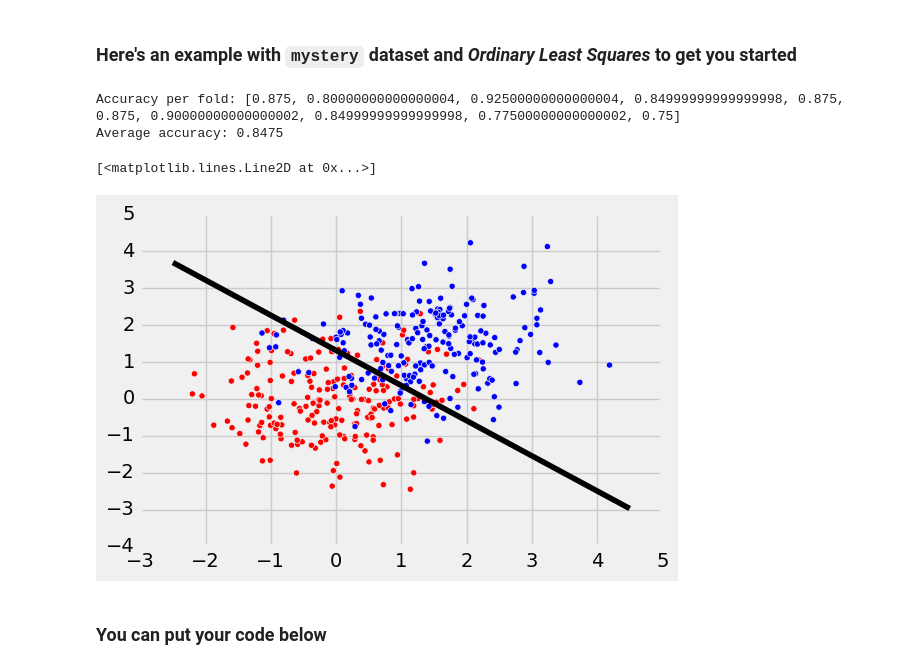
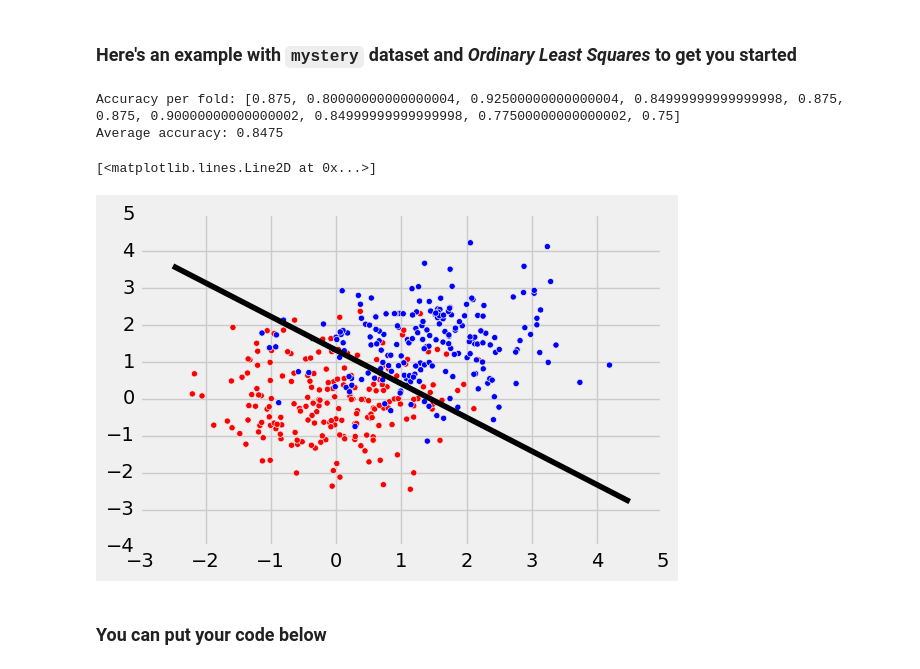
Before and after one commit to COMS30301/lab_3, a Jupyter notebook: Lab3.ipynb, the cells around one changed output. Drawn from its saved outputs; the diff is of its cells as text; code cells hidden in the pictures.

```diff
--- a/Lab3.ipynb
+++ b/Lab3.ipynb
@@ -45,51 +45,53 @@ clf = SVC()
 
 # Get labels
 mystery_labels = mystery["class"]
-# Get values
-mystery_labels = mystery_labels.values
+mystery_data = mystery[["feature1", "feature2"]]
 
 
 # Do Stratified 10-folds CV
 k = 10
-skf = StratifiedKFold(mystery_labels, n_folds=k)
+skf = StratifiedKFold(n_splits=k)
 
 acc_per_fold = []
 
-for train_index, test_index in skf:
+for train_index, test_index in skf.split(mystery_data, mystery_labels):
     clf = SVC(kernel="linear")
-    clf = clf.fit(mystery[["feature1", "feature2"]].loc[train_index],
-                  mystery["class"].loc[train_index])
+    clf = clf.fit(mystery_data.loc[train_index], mystery_labels.loc[train_index])
 
-    predicted = clf.predict(mystery[["feature1", "feature2"]].loc[test_index])
+    predicted = clf.predict(mystery_data.loc[test_index])
 
     # Compate predicted values with ground truth (accuracy)
-    acc_per_fold.append( accuracy_score(mystery["class"].loc[test_index], predicted) )
+    acc_per_fold.append( accuracy_score(mystery_labels.loc[test_index], predicted) )
 
 print "Accuracy per fold:", acc_per_fold
 print "Average accuracy:", np.mean(acc_per_fold)
 
 # To visualise the data
 colourmap = []
-for i in mystery["class"].values:
+for i in mystery_labels.values:
     if i == "Yes":
         colourmap.append("red")
     else:
         colourmap.append("blue")
 
 # Plot the points
-plt.scatter(mystery["feature1"], mystery["feature2"], c=colourmap)
+plt.scatter(mystery_data["feature1"], mystery_data["feature2"], c=colourmap)
 
+# Decision boundary
+# Train the classifier on the whole dataset
+clf = SVC(kernel="linear")
+clf = clf.fit(mystery_data, mystery_labels)
 # Plot the decision boundary
 w = clf.coef_[0]
 a = -w[0] / w[1]
 xx = np.linspace(-2.5, 4.5)
 yy = a * xx - (clf.intercept_[0]) / w[1]
 plt.plot(xx, yy, "k-")
 # %% [output]
 Accuracy per fold: [0.875, 0.80000000000000004, 0.92500000000000004, 0.84999999999999998, 0.875, 0.875, 0.90000000000000002, 0.84999999999999998, 0.77500000000000002, 0.75]
 Average accuracy: 0.8475
 [<matplotlib.lines.Line2D at 0x...>]
-[figure, old version]
+[figure, new version]
 # %% [markdown]
 ### You can put your code below
 # %%
```
Also changed, not shown: parts of 1 cell of this notebook.
